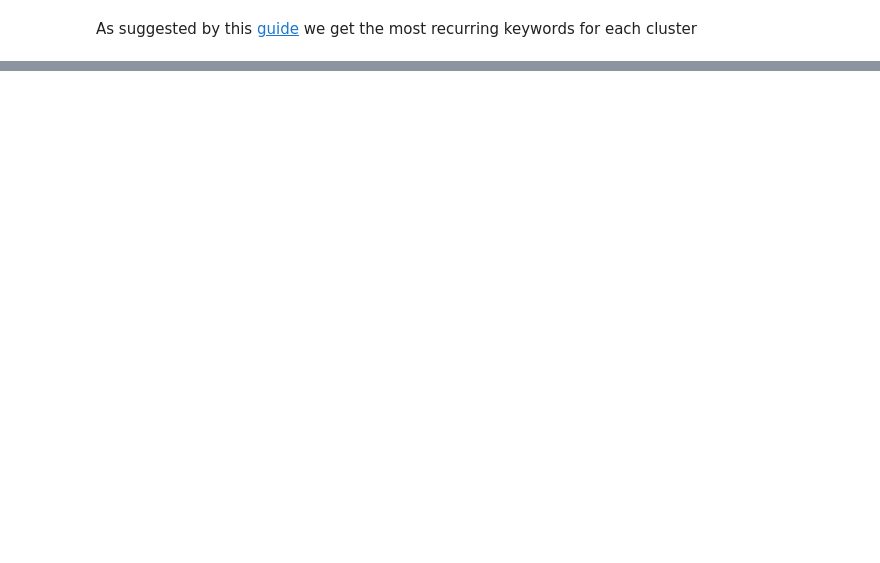
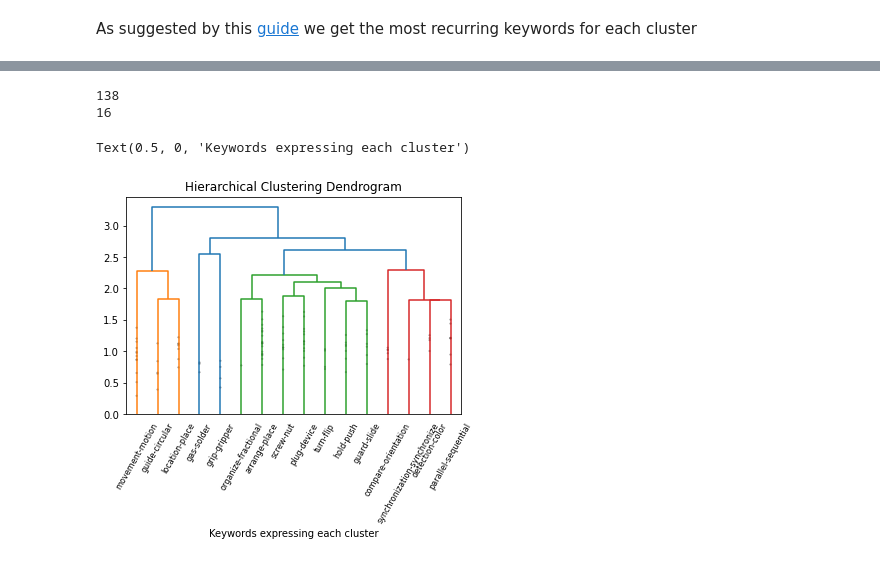
Before and after one commit to teiband/industrial-skill-review, a Jupyter notebook: src/taxonomySearch/hierarchicalClustering.ipynb, the cells around one changed output, grey strips where cells are left out. Cells and saved outputs as stored; diff of their text form; code cells hidden in the pictures; blank space fills up the shorter version.

```diff
--- a/src/taxonomySearch/hierarchicalClustering.ipynb
+++ b/src/taxonomySearch/hierarchicalClustering.ipynb
@@ -219,0 +218,34 @@ multi-feed
+# %%
+import numpy as np
+
+from matplotlib import pyplot as plt
+from scipy.cluster.hierarchy import dendrogram
+from scipy.cluster.hierarchy import fcluster
+from sklearn.cluster import AgglomerativeClustering
+
+dataset = sentence_embeddings
+
+# setting distance_threshold=0 ensures we compute the full tree.
+model = AgglomerativeClustering(distance_threshold=0, n_clusters=None)
+
+model = model.fit(dataset)
+
+print(len(dataset))
+
+
+temp = {dendoPlot["leaves"][ii]: labels[ii] for ii in range(len(dendoPlot["leaves"]))}
+
+print(len(dendoPlot["leaves"]))
+
+def llf(xx):
+    #print("{} - custom label!".format(temp[xx]))
+    return "{}".format(temp[xx])
+
+plt.title("Hierarchical Clustering Dendrogram")
+linkageMatrix, dendoPlot = plot_dendrogram(model, truncate_mode="lastp", p=p, leaf_label_func=llf,leaf_rotation=60.,leaf_font_size=8., show_contracted=True)
+plt.xlabel("Keywords expressing each cluster")
+# %% [output]
+138
+16
+Text(0.5, 0, 'Keywords expressing each cluster')
+[figure, added]
```
Also changed, not shown: parts of 6 cells of this notebook, 1 other file.
